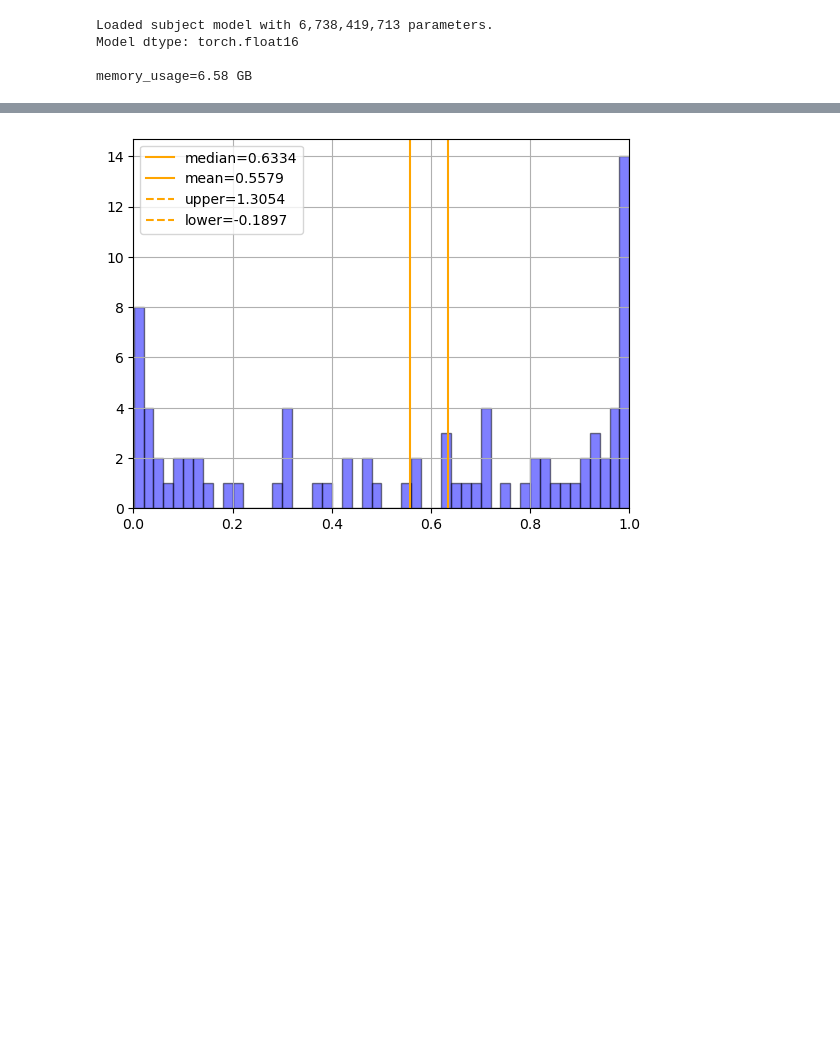
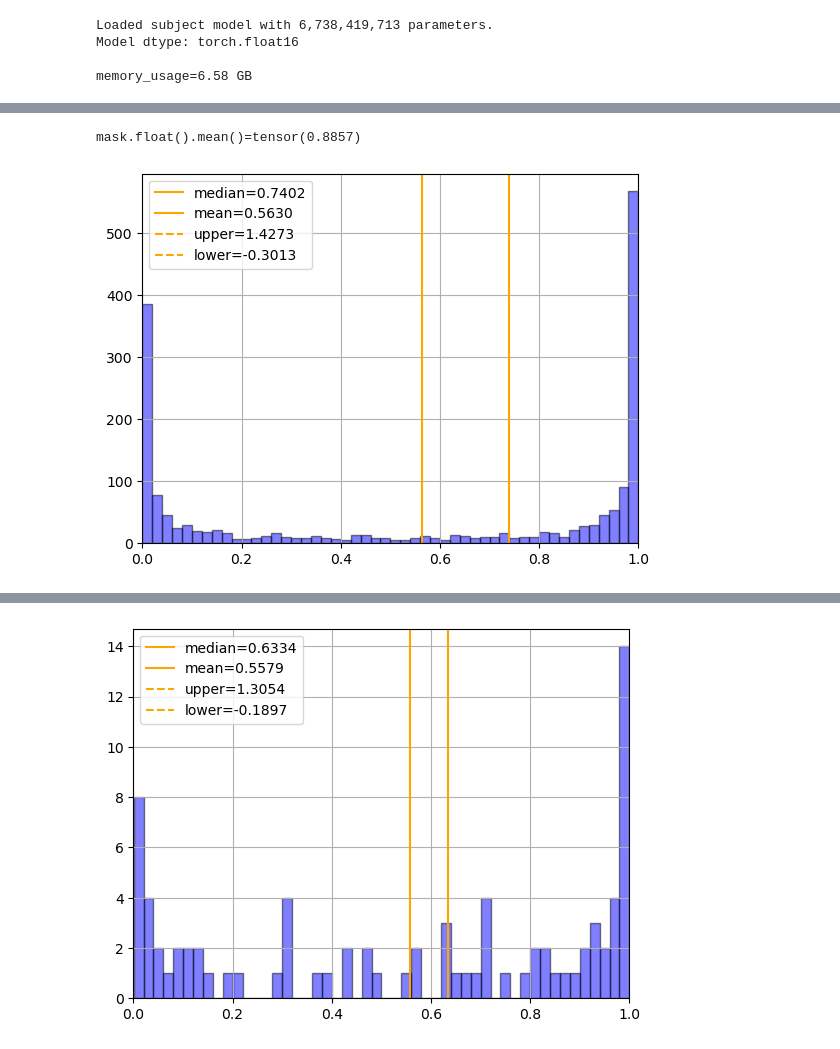
Before and after one commit to AugustasMacijauskas/mlmi-thesis, a Jupyter notebook: src/ppo/sandbox/get_rewards_baseline_qnli.ipynb, the cells around one changed output, grey strips where cells are left out. Saved outputs shown, nothing was run; the diff lists cells and outputs as text; code cells hidden in the pictures; blank space fills up the shorter version.

```diff
--- a/src/ppo/sandbox/get_rewards_baseline_qnli.ipynb
+++ b/src/ppo/sandbox/get_rewards_baseline_qnli.ipynb
@@ -334,0 +359,13 @@ plt.grid()
+# %%
+mask = [is_answer_yes_no(x) for x in outputs]
+mask = torch.tensor(mask, dtype=torch.bool)
+
+print(f"{mask.float().mean()=}")
+
+bins = 50
+plot_histogram(rewards[mask], bins=bins, color="blue", secondary_color="orange", alpha=0.5)
+# Grid
+plt.grid()
+# %% [output]
+mask.float().mean()=tensor(0.8857)
+[figure, added]
```
Also changed, not shown: parts of 22 cells of this notebook, 20 other files.
